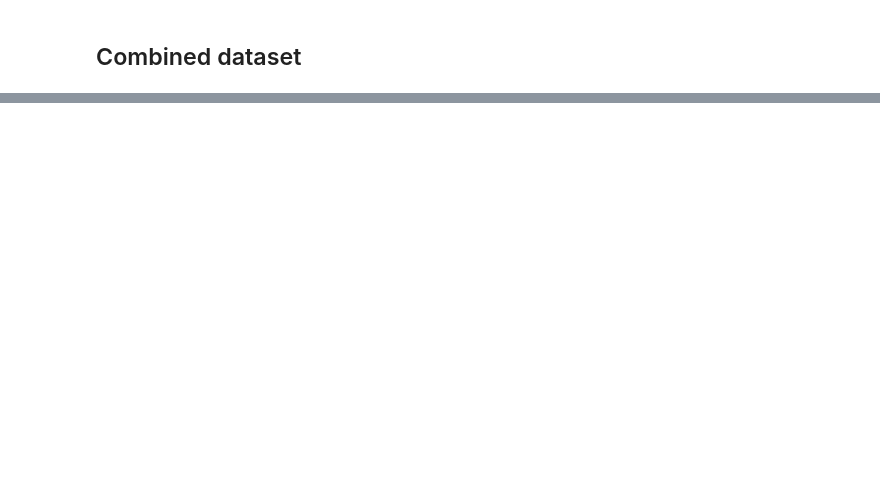
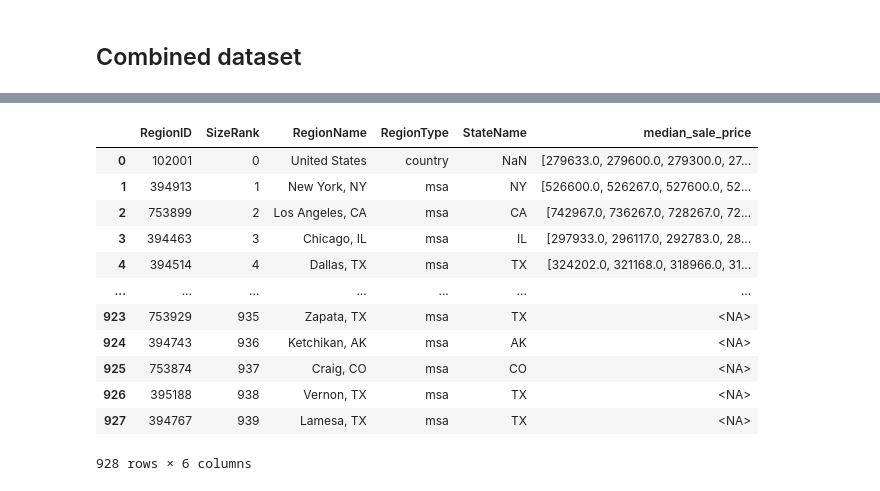
Before and after one commit to prnv19/Buy-vs-Rent, a Jupyter notebook: data_cleaning.ipynb, the cells around one changed output, grey strips where cells are left out. Saved outputs shown, nothing was run; the diff lists cells and outputs as text; code cells hidden in the pictures; blank space fills up the shorter version.

```diff
--- a/data_cleaning.ipynb
+++ b/data_cleaning.ipynb
@@ -211,0 +286,25 @@ mlp_df.to_csv('Datasets/cleaned/median_list_price.csv', index=False)
+# %%
+mlp_df = pd.read_csv('Datasets/cleaned/median_list_price.csv')
+
+mlp_df['median_list_price'] = pd.NA
+for i in range(len(hvi_df)):
+    #Convert the row to a list and add the values to the new column
+    mlp_df['median_list_price'][i] = [float(x) for x in list(mlp_df.iloc[i, 5:len(mlp_df.columns)-1])]
+
+#Drop the date columns
+mlp_df.drop(mlp_df.columns[5:len(mlp_df.columns)-1], axis=1, inplace=True)
+mlp_df
+# %% [output]
+|  | RegionID | SizeRank | RegionName | RegionType | StateName | median_sale_price |
+| 0 | 102001 | 0 | United States | country | NaN | [279633.0, 279600.0, 279300.0, 27... |
+| 1 | 394913 | 1 | New York, NY | msa | NY | [526600.0, 526267.0, 527600.0, 52... |
+| 2 | 753899 | 2 | Los Angeles, CA | msa | CA | [742967.0, 736267.0, 728267.0, 72... |
+| 3 | 394463 | 3 | Chicago, IL | msa | IL | [297933.0, 296117.0, 292783.0, 28... |
+| 4 | 394514 | 4 | Dallas, TX | msa | TX | [324202.0, 321168.0, 318966.0, 31... |
+| ... | ... | ... | ... | ... | ... | ... |
+| 923 | 753929 | 935 | Zapata, TX | msa | TX | <NA> |
+| 924 | 394743 | 936 | Ketchikan, AK | msa | AK | <NA> |
+| 925 | 753874 | 937 | Craig, CO | msa | CO | <NA> |
+| 926 | 395188 | 938 | Vernon, TX | msa | TX | <NA> |
+| 927 | 394767 | 939 | Lamesa, TX | msa | TX | <NA> |
+928 rows × 6 columns
```
Also changed, not shown: parts of 9 cells of this notebook, 2 other files.
